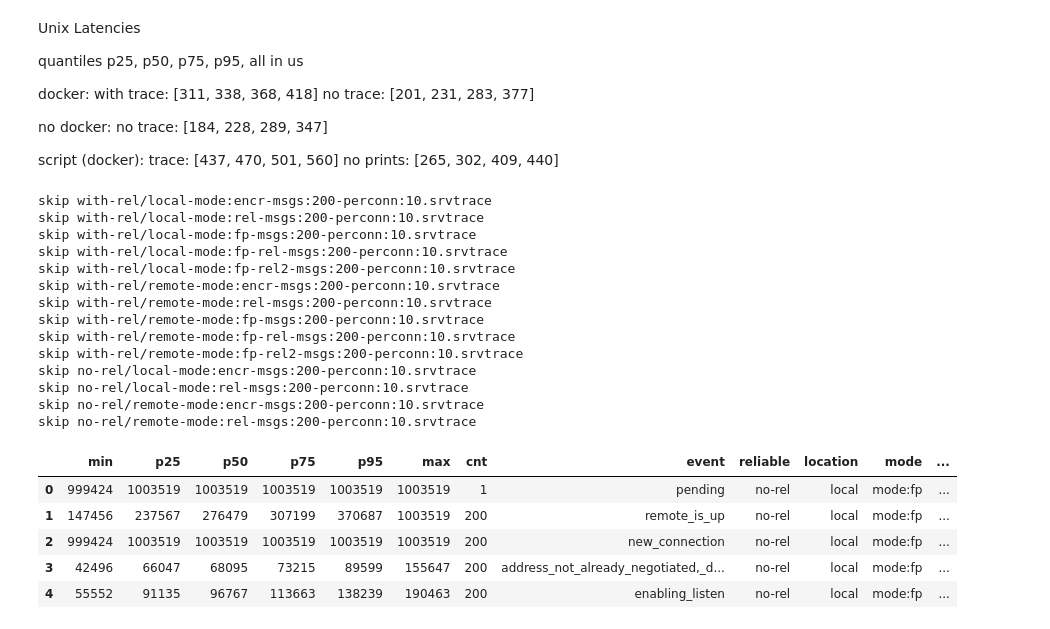
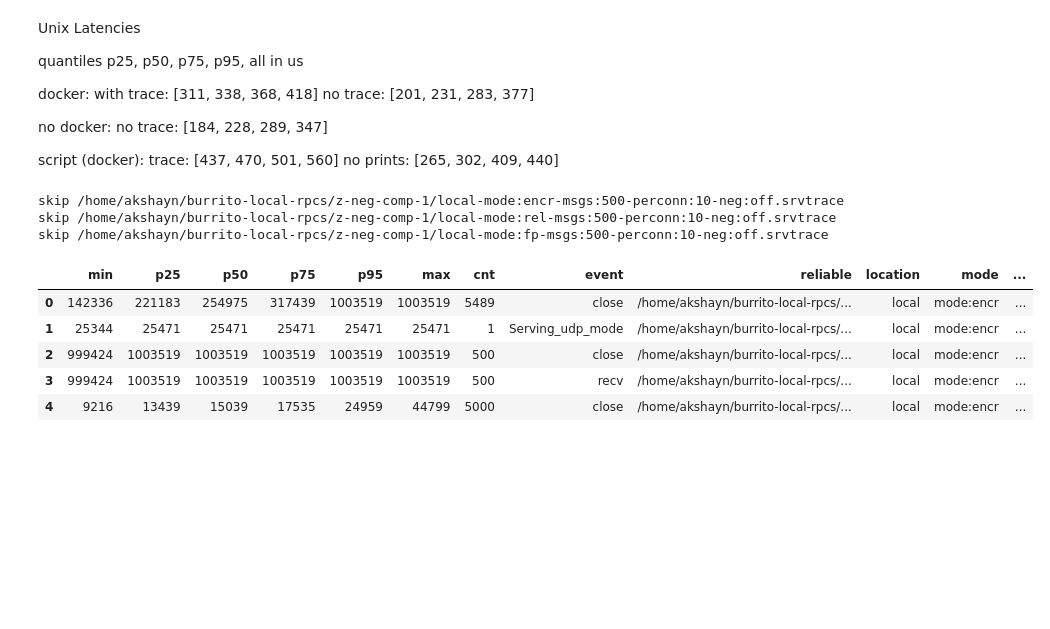
Before and after one commit to akshayknarayan/burrito, a Jupyter notebook: scripts/local-fastpath.ipynb, the cells around one changed output. Saved outputs shown, nothing was run; the diff lists cells and outputs as text; code cells hidden in the pictures; blank space fills up the shorter version.

```diff
--- a/scripts/local-fastpath.ipynb
+++ b/scripts/local-fastpath.ipynb
@@ -58,8 +58,8 @@ pos = ['local']
 mode = [f'mode:{m}' for m in ['encr', 'rel', 'rel-ux', 'fp', 'fp-rel']]
 msgs = ['msgs:500']
 perconn = ['perconn:10']
-neg = [f'neg:{x}' for x in [True, False]]
-version = ['~/burrito-local-rpcs/neg-comp']
+neg = [f'neg:{x}' for x in ['off', 'one', 'zero']]
+version = ['~/burrito-local-rpcs/z-neg-comp-1']
 # %%
 df = None
 for d in version:
@@ -165,8 +160,10 @@ def parse_trace(fn):
             sp = line.split(":")
             if len(sp) != 4:
                 continue
-            _, ev, _, nums = sp
+            grp, ev, _, nums = sp
             ev = ev.split('(')[0].strip().replace(' ', '_')
+            grp = grp.split(' ')[-1]
+            ev = f"{grp}::{ev}"
             flds = ['min', 'p25', 'p50', 'p75', 'p95', 'max', 'cnt']
             n = [int(x) for x in nums.strip().split()]
             if len(n) != len(flds):
@@ -263,48 +243,40 @@ no prints: [265, 302, 409, 440]
 # %%
 srv_df_trace = None
 for d in version:
+    d = expanduser(d)
     for p in pos:
         for m in mode:
             for nummsg in msgs:
                 for pc in perconn:
-                    fn = f"{d}/{p}-{m}-{nummsg}-{pc}.srvtrace"
-                    try:
-                        file_df = pd.DataFrame.from_records(parse_trace(fn))
-                    except:
-                        print(f"skip {fn}")
-                        continue
-                    file_df['reliable'] = d
-                    file_df['location'] = p
-                    file_df['mode'] = m
-                    file_df['nummsg'] = nummsg
-                    file_df['perconn'] = pc
-                    if srv_df_trace is None:
-                        srv_df_trace = file_df
-                    else:
-                        srv_df_trace = srv_df_trace.append(file_df)
+                    for n in neg:
+                        fn = f"{d}/{p}-{m}-{nummsg}-{pc}-{n}.srvtrace"
+                        try:
+                            file_df = pd.DataFrame.from_records(parse_trace(fn))
+                        except:
+                            print(f"skip {fn}")
+                            continue
+                        file_df['reliable'] = d
+                        file_df['location'] = p
+                        file_df['mode'] = m
+                        file_df['nummsg'] = nummsg
+                        file_df['perconn'] = pc
+                        file_df['withneg'] = n
+                        if srv_df_trace is None:
+                            srv_df_trace = file_df
+                        else:
+                            srv_df_trace = srv_df_trace.append(file_df)
 
 srv_df_trace.head()
 # %% [output]
-skip with-rel/local-mode:encr-msgs:200-perconn:10.srvtrace
-skip with-rel/local-mode:rel-msgs:200-perconn:10.srvtrace
-skip with-rel/local-mode:fp-msgs:200-perconn:10.srvtrace
-skip with-rel/local-mode:fp-rel-msgs:200-perconn:10.srvtrace
-skip with-rel/local-mode:fp-rel2-msgs:200-perconn:10.srvtrace
-skip with-rel/remote-mode:encr-msgs:200-perconn:10.srvtrace
-skip with-rel/remote-mode:rel-msgs:200-perconn:10.srvtrace
-skip with-rel/remote-mode:fp-msgs:200-perconn:10.srvtrace
-skip with-rel/remote-mode:fp-rel-msgs:200-perconn:10.srvtrace
-skip with-rel/remote-mode:fp-rel2-msgs:200-perconn:10.srvtrace
-skip no-rel/local-mode:encr-msgs:200-perconn:10.srvtrace
-skip no-rel/local-mode:rel-msgs:200-perconn:10.srvtrace
-skip no-rel/remote-mode:encr-msgs:200-perconn:10.srvtrace
-skip no-rel/remote-mode:rel-msgs:200-perconn:10.srvtrace
+skip /home/akshayn/burrito-local-rpcs/z-neg-comp-1/local-mode:encr-msgs:500-perconn:10-neg:off.srvtrace
+skip /home/akshayn/burrito-local-rpcs/z-neg-comp-1/local-mode:rel-msgs:500-perconn:10-neg:off.srvtrace
+skip /home/akshayn/burrito-local-rpcs/z-neg-comp-1/local-mode:fp-msgs:500-perconn:10-neg:off.srvtrace
 |  | min | p25 | p50 | p75 | p95 | max | cnt | event | reliable | location | mode | ... |
-| 0 | 999424 | 1003519 | 1003519 | 1003519 | 1003519 | 1003519 | 1 | pending | no-rel | local | mode:fp | ... |
-| 1 | 147456 | 237567 | 276479 | 307199 | 370687 | 1003519 | 200 | remote_is_up | no-rel | local | mode:fp | ... |
-| 2 | 999424 | 1003519 | 1003519 | 1003519 | 1003519 | 1003519 | 200 | new_connection | no-rel | local | mode:fp | ... |
-| 3 | 42496 | 66047 | 68095 | 73215 | 89599 | 155647 | 200 | address_not_already_negotiated,_d... | no-rel | local | mode:fp | ... |
-| 4 | 55552 | 91135 | 96767 | 113663 | 138239 | 190463 | 200 | enabling_listen | no-rel | local | mode:fp | ... |
+| 0 | 142336 | 221183 | 254975 | 317439 | 1003519 | 1003519 | 5489 | close | /home/akshayn/burrito-local-rpcs/... | local | mode:encr | ... |
+| 1 | 25344 | 25471 | 25471 | 25471 | 25471 | 25471 | 1 | Serving_udp_mode | /home/akshayn/burrito-local-rpcs/... | local | mode:encr | ... |
+| 2 | 999424 | 1003519 | 1003519 | 1003519 | 1003519 | 1003519 | 500 | close | /home/akshayn/burrito-local-rpcs/... | local | mode:encr | ... |
+| 3 | 999424 | 1003519 | 1003519 | 1003519 | 1003519 | 1003519 | 500 | recv | /home/akshayn/burrito-local-rpcs/... | local | mode:encr | ... |
+| 4 | 9216 | 13439 | 15039 | 17535 | 24959 | 44799 | 5000 | close | /home/akshayn/burrito-local-rpcs/... | local | mode:encr | ... |
 # %%
 %%R -i srv_df_trace -w 900 -h 1200
 
```
Also changed, not shown: parts of 8 cells of this notebook, 5 other files.
